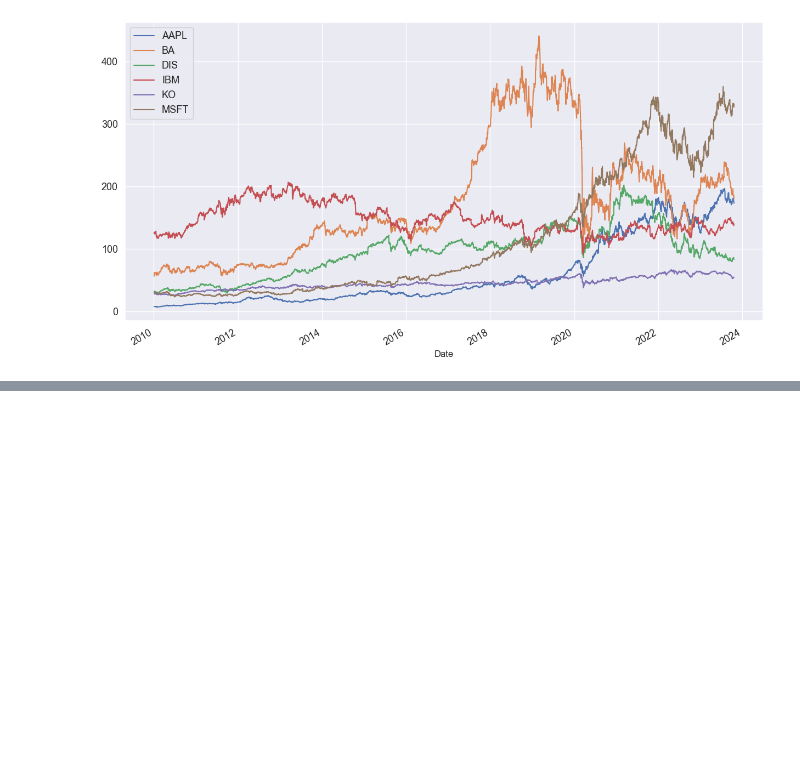
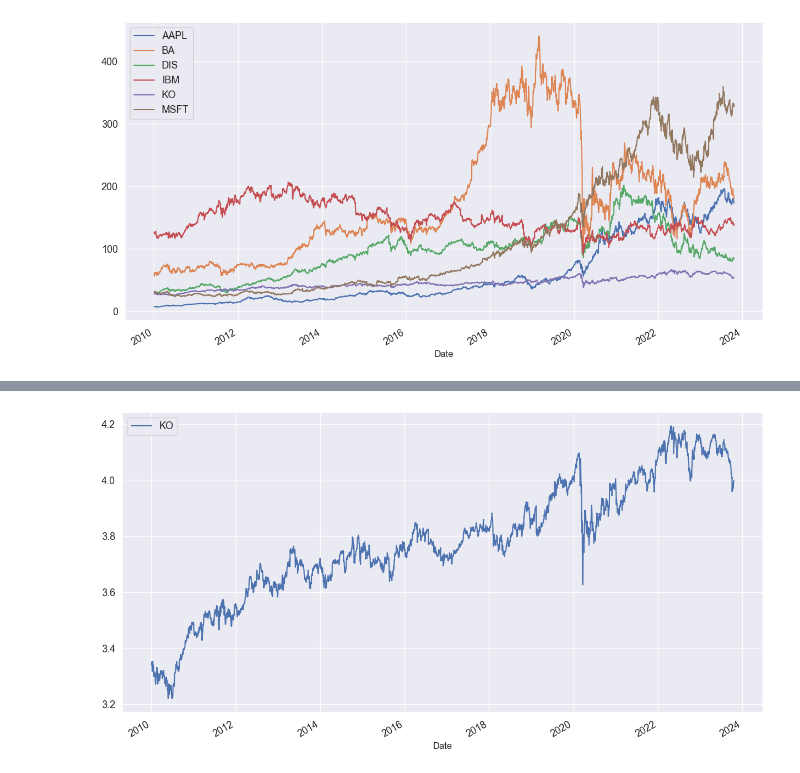
Before and after one commit to DheyaAlqaderi/TechnicalAnalysis-Gold-ML, a Jupyter notebook: Yahoo Finance practice/yahoo_finance.ipynb, the cells around one changed output, grey strips where cells are left out. Cells and saved outputs as stored; diff of their text form; code cells hidden in the pictures; blank space fills up the shorter version.

Commit message:
normalizing stocks

```diff
--- a/Yahoo Finance practice/yahoo_finance.ipynb
+++ b/Yahoo Finance practice/yahoo_finance.ipynb
@@ -257,0 +325,5 @@ plt.show()
+# %%
+import numpy as np
+# normalizing data with log to descover the trends
+log_close = np.log(close)
+log_close
@@ -257,0 +345,6 @@ plt.show()
+# %%
+log_close.KO.plot(figsize = (15,8), fontsize = 13)
+plt.legend(fontsize=13)
+plt.show()
+# %% [output]
+[figure, added]
```
Also changed, not shown: parts of 19 cells of this notebook, 1 other file.
